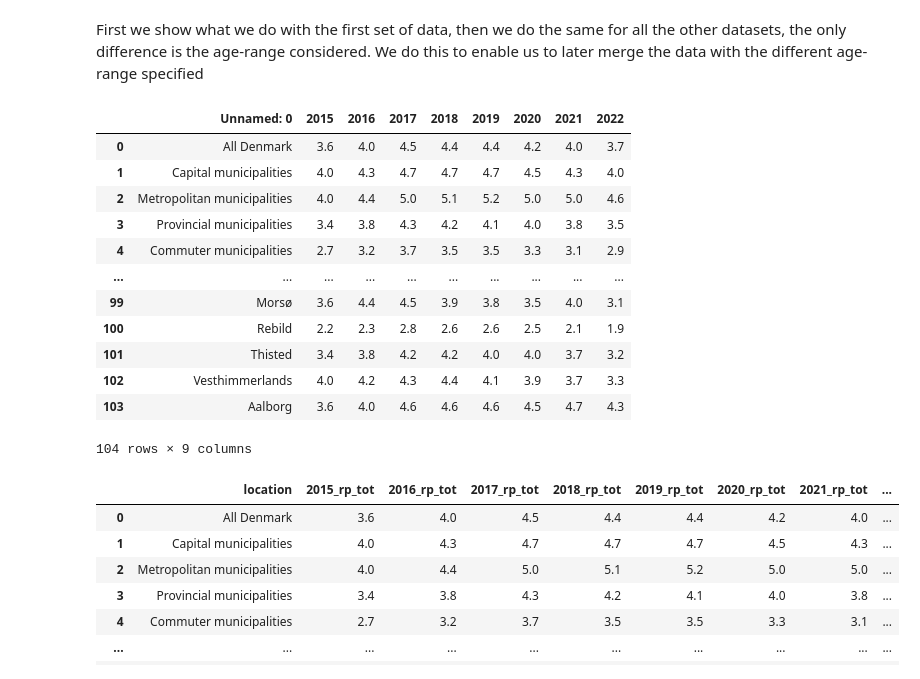
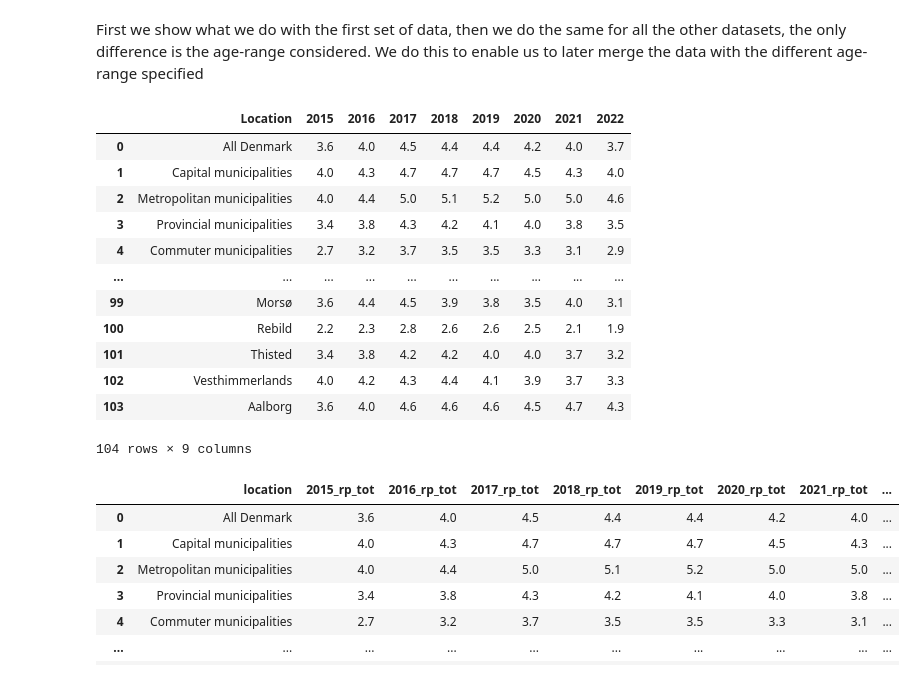
Before and after one commit to NumEconCopenhagen/projects-2024-petra-maritza-noah, a Jupyter notebook: dataproject/Maritza.ipynb, the cells around one changed output. Drawn from its saved outputs; the diff is of its cells as text; code cells hidden in the pictures.

```diff
--- a/dataproject/Maritza.ipynb
+++ b/dataproject/Maritza.ipynb
@@ -21,11 +21,11 @@ The autoreload extension is already loaded. To reload it, use:
 # %% [markdown]
 First we show what we do with the first set of data, then we do the same for all the other datasets, the only difference is the age-range considered. We do this to enable us to later merge the data with the different age-range specified
 # %%
-filename = '/Users/petra/Desktop/KU/Introduction to Programming/Intro to Prog /projects-2024-petra-maritza-noah/dataproject/relative_Poverty.xlsx'
+filename = r'C:\Users\PC\Dropbox\0. Personal\000. Maestría\0. University of Copenhagen - MSc Economics\Courses\6. Introduction Programming\projects-2024-petra-maritza-noah\dataproject\relative_Poverty.xlsx'
 rp_tot = pd.read_excel(filename, sheet_name= 'Age-total')
 rp_tot
 # %% [output]
-|  | Unnamed: 0 | 2015 | 2016 | 2017 | 2018 | 2019 | 2020 | 2021 | 2022 |
+|  | Location | 2015 | 2016 | 2017 | 2018 | 2019 | 2020 | 2021 | 2022 |
 | 0 | All Denmark | 3.6 | 4.0 | 4.5 | 4.4 | 4.4 | 4.2 | 4.0 | 3.7 |
 | 1 | Capital municipalities | 4.0 | 4.3 | 4.7 | 4.7 | 4.7 | 4.5 | 4.3 | 4.0 |
 | 2 | Metropolitan municipalities | 4.0 | 4.4 | 5.0 | 5.1 | 5.2 | 5.0 | 5.0 | 4.6 |
```
Also changed, not shown: parts of 7 cells of this notebook.
